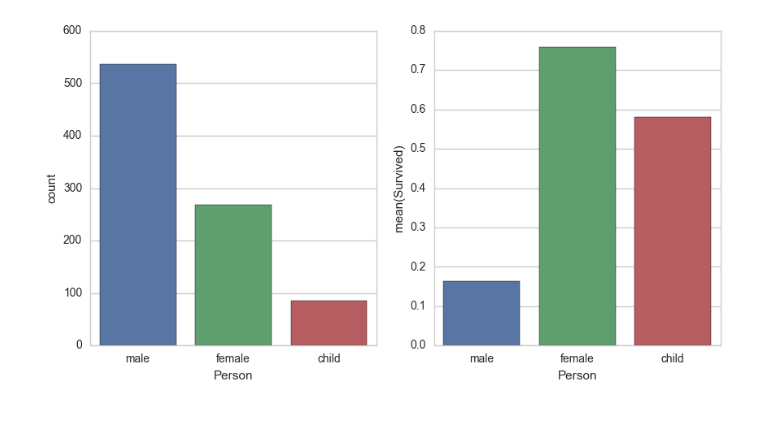
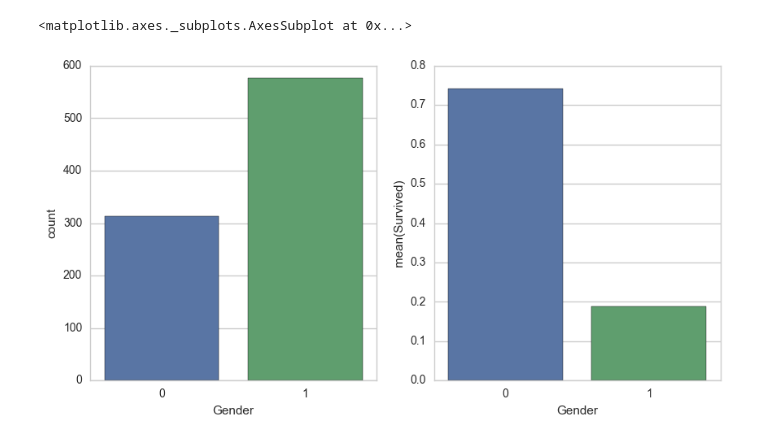
Before and after one commit to PhenixI/kaggle_sourcecode, a Jupyter notebook: Titanic_Machine_Learning_from_Disaster/Titanic_Machine Learning from Disaster.ipynb, the cells around one changed output. Drawn from its saved outputs; the diff is of its cells as text; code cells hidden in the pictures.

```diff
--- a/Titanic_Machine_Learning_from_Disaster/Titanic_Machine Learning from Disaster.ipynb
+++ b/Titanic_Machine_Learning_from_Disaster/Titanic_Machine Learning from Disaster.ipynb
@@ -30,11 +32,11 @@ from sklearn.neural_network import MLPClassifier
 from sklearn.metrics import accuracy_score
 # %%
 #get titanic & test csv files as a DataFrame
-titanic_df = pd.read_csv("../input/train.csv")
-test_df = pd.read_csv("../input/test.csv")
+titanic_df = pd.read_csv("../input/train.csv",dtype = {"Age":np.float64},)
+test_df = pd.read_csv("../input/test.csv",dtype = {"Age":np.float64},)
 
 #preview the data
-titanic_df.head()
+#titanic_df.head()
 # %% [output]
 |  | PassengerId | Survived | Pclass | Name | Sex | Age | SibSp | Parch | Ticket | Fare | ... |
 | 0 | 1 | 0 | 3 | Braund, Mr. Owen Harris | male | 22.0 | 1 | 0 | A/5 21171 | 7.2500 | ... |
@@ -148,11 +162,18 @@ titanic_df.head()
 # %%
 #Fare
 #only for test_df,since there is a missing "Fare" values
-test_df["Fare"].fillna(test_df["Fare"].median(),inplace = True)
+#test_df["Fare"].fillna(test_df["Fare"].median(),inplace = True)
+
+if len(test_df.Fare[test_df.Fare.isnull()])>0:
+    median_fare = np.zeros(3)
+    for f in range(0,3):
+        median_fare[f] = test_df[test_df.Pclass == f+1]['Fare'].dropna().median()
+    for f in range(0,3):
+        test_df.loc[(test_df.Fare.isnull()) & (test_df.Pclass==f+1),'Fare'] = median_fare[f]
 
 #convert from float to int
-titanic_df['Fare'] = titanic_df['Fare'].astype(int)
-test_df['Fare'] = test_df['Fare'].astype(int)
+#titanic_df['Fare'] = titanic_df['Fare'].astype(int)
+#test_df['Fare'] = test_df['Fare'].astype(int)
 
 #get fare for survived & didn't survive passagers
 
@@ -275,44 +289,58 @@ See the caveats in the documentation: http://pandas.pydata.org/pandas-docs/stabl
 # %%
 #Sex
 
 #As we see , children (age < ~16) on aboard seem to have a high chances for Survival.
 #So, we can classify passengers as males , females, and child
 
-def get_person(passenger):
-    age, sex = passenger
-    return 'child' if age < 16 else sex
+titanic_df['Gender'] = titanic_df['Sex'].map({'female':0,'male':1}).astype(int)
+test_df['Gender'] = titanic_df['Sex'].map({'female':0,'male':1}).astype(int)
 
-titanic_df['Person'] = titanic_df[['Age','Sex']].apply(get_person,axis = 1)
-test_df['Person'] = test_df[['Age','Sex']].apply(get_person,axis = 1)
+titanic_df = titanic_df.drop(['Sex'],axis = 1)
+test_df = test_df.drop(['Sex'],axis = 1)
+
+#def get_person(passenger):
+#    age, sex = passenger
+#    return 'child' if age < 16 else sex
+
+#titanic_df['Person'] = titanic_df[['Age','Sex']].apply(get_person,axis = 1)
+#test_df['Person'] = test_df[['Age','Sex']].apply(get_person,axis = 1)
 
 #No need to use Sex column since we created Person column
-titanic_df.drop(['Sex'],axis = 1,inplace = True)
-test_df.drop(['Sex'],axis = 1,inplace = True)
+
+#titanic_df.drop(['Sex'],axis = 1,inplace = True)
+#test_df.drop(['Sex'],axis = 1,inplace = True)
 
 #create dummy variables for Person column, & drop Male as it has the lowest average of survived passagers
-person_dummies_titanic = pd.get_dummies(titanic_df['Person'])
-person_dummies_titanic.columns = ['Child','Female','Male']
-person_dummies_titanic.drop(['Male'],axis = 1,inplace = True)
 
-person_dummies_test = pd.get_dummies(test_df['Person'])
-person_dummies_test.columns = ['Child','Female','Male']
-person_dummies_test.drop(['Male'],axis = 1,inplace = True)
+#person_dummies_titanic = pd.get_dummies(titanic_df['Person'])
+#person_dummies_titanic.columns = ['Child','Female','Male']
+#person_dummies_titanic.drop(['Male'],axis = 1,inplace = True)
 
-titanic_df = titanic_df.join(person_dummies_titanic)
-test_df = test_df.join(person_dummies_test)
+#person_dummies_test = pd.get_dummies(test_df['Person'])
+#person_dummies_test.columns = ['Child','Female','Male']
+#person_dummies_test.drop(['Male'],axis = 1,inplace = True)
+
+#titanic_df = titanic_df.join(person_dummies_titanic)
+#test_df = test_df.join(person_dummies_test)
 
 fig,(axis1,axis2) = plt.subplots(1,2,figsize=(10,5))
 
-sns.countplot(x = 'Person',data = titanic_df,ax = axis1)
+#sns.countplot(x = 'Person',data = titanic_df,ax = axis1)
+sns.countplot(x = 'Gender',data = titanic_df,ax = axis1)
 
 #average of survived for each Person(male,female,or child)
-person_perc = titanic_df[['Person','Survived']].groupby(['Person'],as_index = False).mean()
-sns.barplot(x='Person',y = 'Survived',data = person_perc,ax = axis2,order = ['male','female','child'])
 
-titanic_df.drop(['Person'],axis = 1,inplace = True)
-test_df.drop(['Person'],axis = 1,inplace = True)
+#person_perc = titanic_df[['Person','Survived']].groupby(['Person'],as_index = False).mean()
+#sns.barplot(x='Person',y = 'Survived',data = person_perc,ax = axis2,order = ['male','female','child'])
+
+gender_perc = titanic_df[['Gender','Survived']].groupby(['Gender'],as_index = False).mean()
+sns.barplot(x='Gender',y = 'Survived',data = gender_perc,ax = axis2,order = [0,1])
+
+#titanic_df.drop(['Person'],axis = 1,inplace = True)
+#test_df.drop(['Person'],axis = 1,inplace = True)
 # %% [output]
+<matplotlib.axes._subplots.AxesSubplot at 0x...>
-[figure, old version]
+[figure, new version]
 # %%
 #Pclass
 
```
Also changed, not shown: parts of 26 cells of this notebook, 5 other files.
